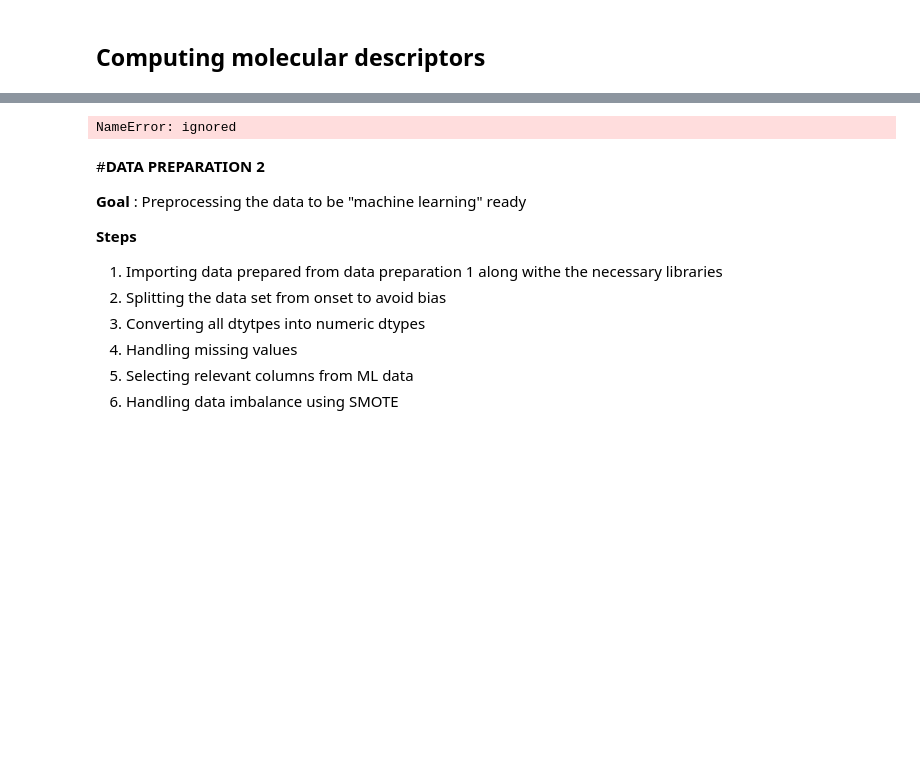
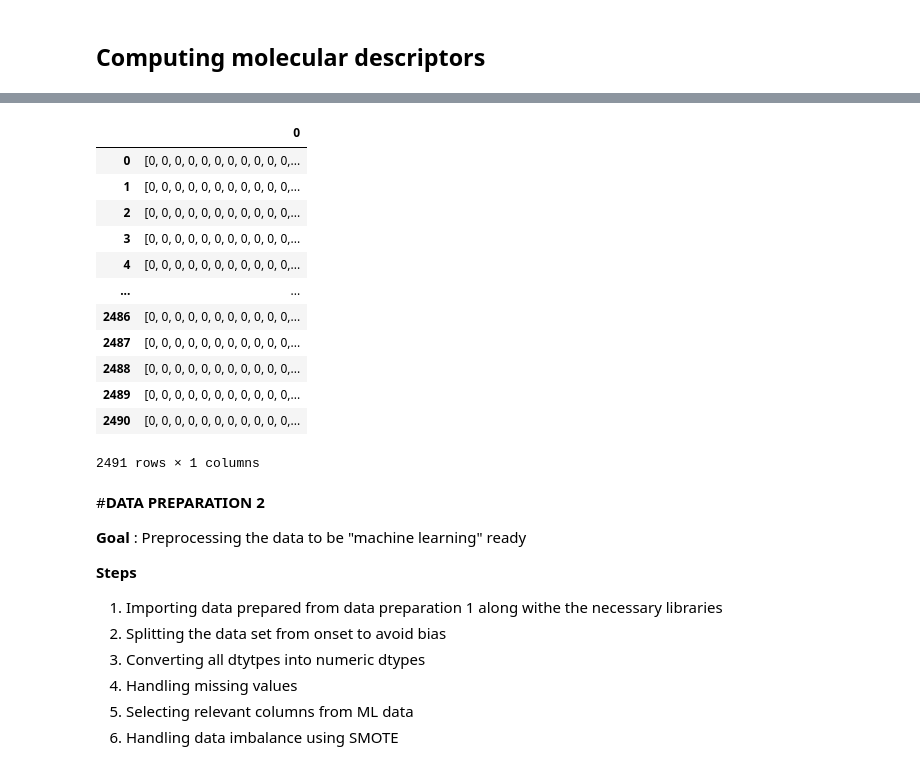
Before and after one commit to EugeneLamptey/VP16, a Jupyter notebook: FinalYearProject.ipynb, the cells around one changed output, grey strips where cells are left out. Cells and saved outputs as stored; diff of their text form; code cells hidden in the pictures; blank space fills up the shorter version.

```diff
--- a/FinalYearProject.ipynb
+++ b/FinalYearProject.ipynb
@@ -250,8 +257,20 @@ AttributeError: ignored
 # %%
-df_maccsfp = maccs_fps(mols)
-df_maccsfp
+df_maccskeys = maccs_fps(mols)
+df_maccskeys
 # %% [output]
+|  | 0 |
+| 0 | [0, 0, 0, 0, 0, 0, 0, 0, 0, 0, 0,... |
+| 1 | [0, 0, 0, 0, 0, 0, 0, 0, 0, 0, 0,... |
+| 2 | [0, 0, 0, 0, 0, 0, 0, 0, 0, 0, 0,... |
+| 3 | [0, 0, 0, 0, 0, 0, 0, 0, 0, 0, 0,... |
+| 4 | [0, 0, 0, 0, 0, 0, 0, 0, 0, 0, 0,... |
+| ... | ... |
+| 2486 | [0, 0, 0, 0, 0, 0, 0, 0, 0, 0, 0,... |
+| 2487 | [0, 0, 0, 0, 0, 0, 0, 0, 0, 0, 0,... |
+| 2488 | [0, 0, 0, 0, 0, 0, 0, 0, 0, 0, 0,... |
+| 2489 | [0, 0, 0, 0, 0, 0, 0, 0, 0, 0, 0,... |
+| 2490 | [0, 0, 0, 0, 0, 0, 0, 0, 0, 0, 0,... |
-NameError: ignored
+2491 rows × 1 columns
 # %%
 from rdkit.Chem import Draw
 from rdkit.Chem.Draw import IPythonConsole
```
Also changed, not shown: parts of 12 cells of this notebook.
